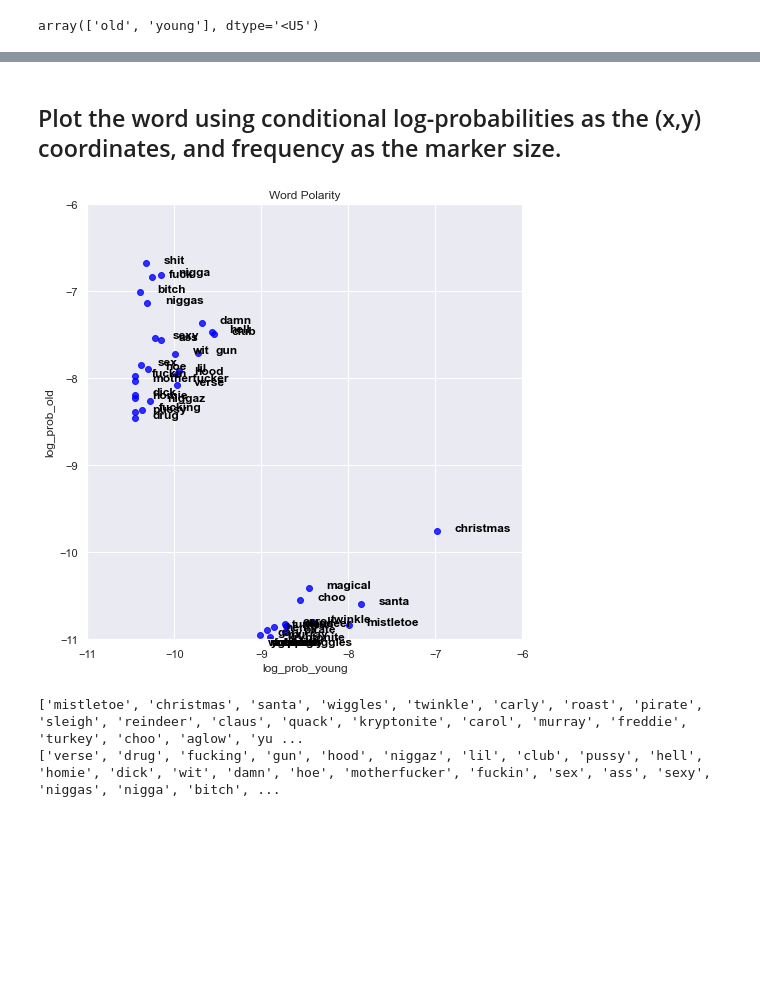
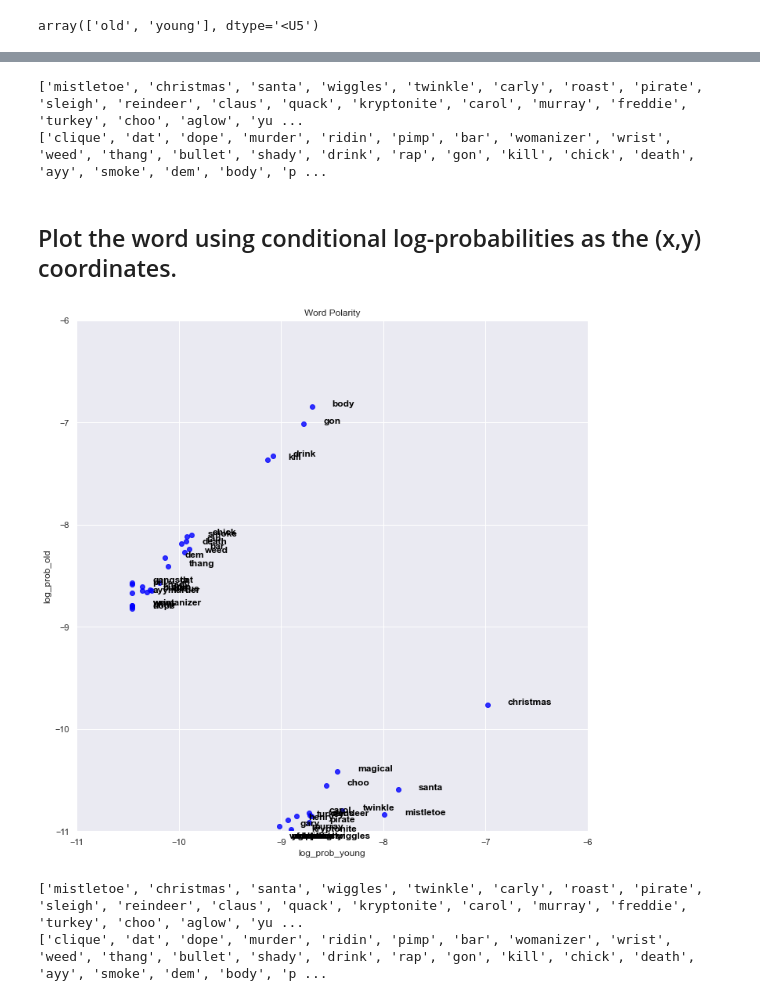
Before and after one commit to ncchen55414/ChildrenSongRecommendation, a Jupyter notebook: notebooks/2.5_NLP_Visualize_Lyrics_Word_Polarity.ipynb, the cells around one changed output, grey strips where cells are left out. Saved outputs shown, nothing was run; the diff lists cells and outputs as text; code cells hidden in the pictures; blank space fills up the shorter version.

Commit message:
word_polarity

```diff
--- a/notebooks/2.5_NLP_Visualize_Lyrics_Word_Polarity.ipynb
+++ b/notebooks/2.5_NLP_Visualize_Lyrics_Word_Polarity.ipynb
@@ -99,8 +99,6 @@ matrix = clf.feature_log_prob_
 _, ncols = matrix.shape
 polarity = [(i,0) for i in range(ncols)]
 for j in range(ncols):
-    polarity[j] = (j, matrix[0][j] - matrix[1][j])
+    polarity[j] = (j, matrix[0][j] - matrix[1][j])       #(index, log(p(w|old)) - log(p(w|young))
 
 polarity.sort(key=lambda x: x[1])
-polarity = polarity[0:25] + polarity[-25::]
-word_prob =[(matrix[1][polarity[i][0]], matrix[0][polarity[i][0]]) for i in range(len(polarity))]
@@ -115,0 +105,7 @@ print (polar_words[25:50])
+# %%
+polarity = polarity[0:25] + polarity[-50::]
+word_prob =[(matrix[1][pol[0]], matrix[0][pol[0]]) for pol in polarity]
+
+polar_words = [tfidfVectorizer.get_feature_names_out()[x[0]] for x in polarity]
+print (polar_words[0:25])
+print (polar_words[70:25:-1])
@@ -116,38 +117,48 @@ print (polar_words[25:50])
+# %%
+polarity = polarity[0:25] + polarity[25:50]
+polar_words = [tfidfVectorizer.get_feature_names_out()[x[0]] for x in polarity]
+word_prob =[(matrix[1][pol[0]], matrix[0][pol[0]]) for pol in polarity]
+
+print (polar_words[0:25])
+print (polar_words[25:])
+# %% [output]
+['mistletoe', 'christmas', 'santa', 'wiggles', 'twinkle', 'carly', 'roast', 'pirate', 'sleigh', 'reindeer', 'claus', 'quack', 'kryptonite', 'carol', 'murray', 'freddie', 'turkey', 'choo', 'aglow', 'yu ...
+['clique', 'dat', 'dope', 'murder', 'ridin', 'pimp', 'bar', 'womanizer', 'wrist', 'weed', 'thang', 'bullet', 'shady', 'drink', 'rap', 'gon', 'kill', 'chick', 'death', 'ayy', 'smoke', 'dem', 'body', 'p ...
 # %% [markdown]
-## Plot the word using conditional log-probabilities as the (x,y) coordinates, and frequency as the marker size.
+## Plot the word using conditional log-probabilities as the (x,y) coordinates.
 # %%
 import pandas as pd
 import numpy as np
 import matplotlib.pylab as plt
 import seaborn as sns
 sns.set()
 import math
 
 # Create dataframe
 df = pd.DataFrame({
 'log_prob_young': [ p[0] for p in word_prob],
 'log_prob_old': [p[1] for p in word_prob],
 'word': polar_words
 })
 
-plt.rcParams["figure.figsize"] = (8,8)
+plt.rcParams["figure.figsize"] = (12,12)
 
 sns.regplot(data=df, x="log_prob_young", y="log_prob_old", fit_reg=False, marker="o", color="blue").set_aspect(aspect='equal')
 
 for line in range(0,df.shape[0]):
      plt.text(df.log_prob_young[line]+0.2, df.log_prob_old[line], df.word[line],
               horizontalalignment='left', size='medium', color='black', weight='semibold')
 
 plt.ylim([-11, -6])
 plt.xlim([-11, -6])
 plt.title("Word Polarity")
 
 plt.savefig('../figures/word_polarity.png')
 plt.show()
 
 print (polar_words[0:25])
 print (polar_words[25:50])
 # %% [output]
-[figure, old version]
+[figure, new version]
 ['mistletoe', 'christmas', 'santa', 'wiggles', 'twinkle', 'carly', 'roast', 'pirate', 'sleigh', 'reindeer', 'claus', 'quack', 'kryptonite', 'carol', 'murray', 'freddie', 'turkey', 'choo', 'aglow', 'yu ...
-['verse', 'drug', 'fucking', 'gun', 'hood', 'niggaz', 'lil', 'club', 'pussy', 'hell', 'homie', 'dick', 'wit', 'damn', 'hoe', 'motherfucker', 'fuckin', 'sex', 'ass', 'sexy', 'niggas', 'nigga', 'bitch', ...
+['clique', 'dat', 'dope', 'murder', 'ridin', 'pimp', 'bar', 'womanizer', 'wrist', 'weed', 'thang', 'bullet', 'shady', 'drink', 'rap', 'gon', 'kill', 'chick', 'death', 'ayy', 'smoke', 'dem', 'body', 'p ...
```
Also changed, not shown: parts of 6 cells of this notebook, 1 other file.
